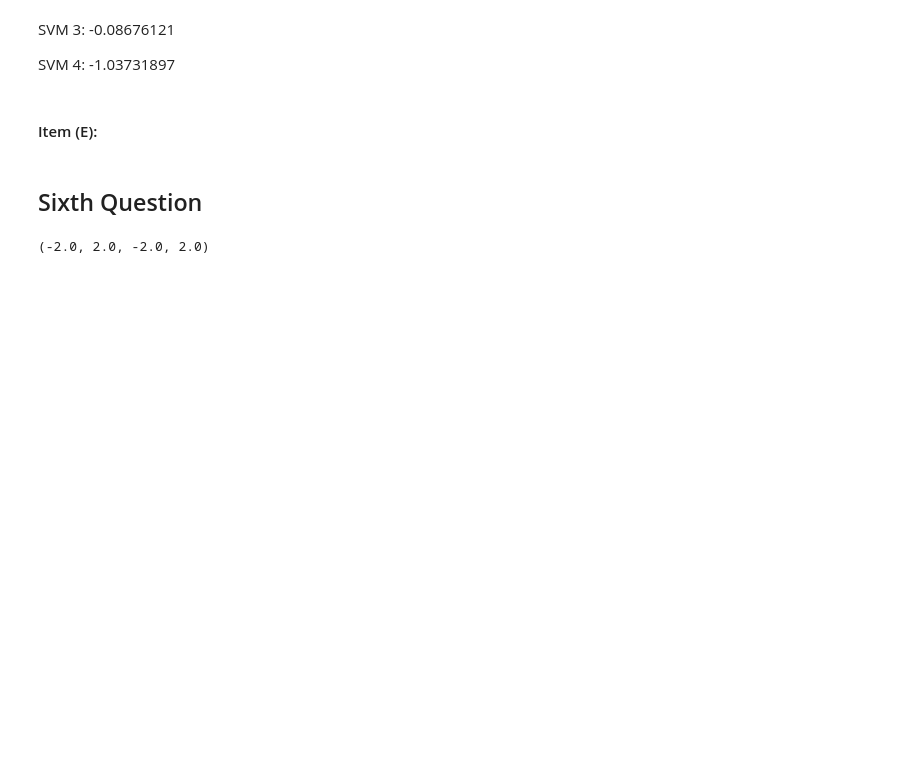
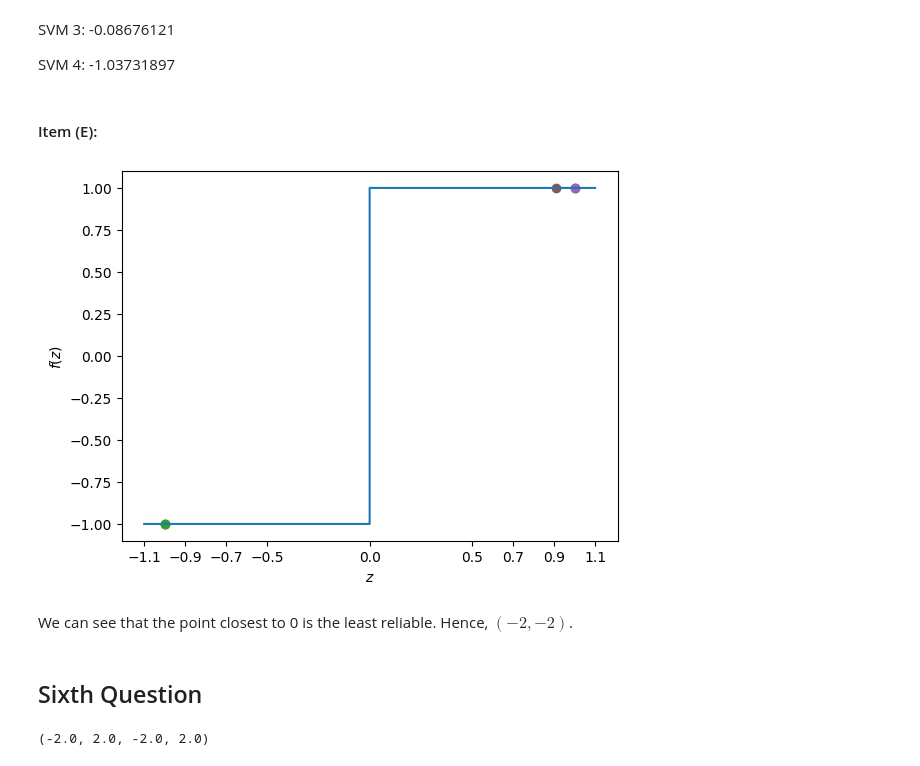
Before and after one commit to Euronym/computational_intelligence_2022, a Jupyter notebook: svm_homework_2.ipynb, the cells around one changed output. Saved outputs shown, nothing was run; the diff lists cells and outputs as text; code cells hidden in the pictures; blank space fills up the shorter version.

```diff
--- a/svm_homework_2.ipynb
+++ b/svm_homework_2.ipynb
@@ -338,6 +338,23 @@ SVM 3: -0.08676121
 SVM 4: -1.03731897
 # %% [markdown]
 #### Item (E):
+# %%
+x = np.linspace(-1.1, 1.1, num=10000)
+
+points = [-1.00027976, -1.00027976, -0.99977173,  1.00010297,  1.00022828,  0.90993821]
+
+sgn_values = np.sign(x)
+# %%
+plt.step(x, sgn_values)
+plt.ylabel('$f(z)$')
+plt.xlabel('$z$')
+for point in points:
+    plt.scatter(point, np.sign(point))
+_ = plt.xticks([-1.1, -0.9, -0.7, -0.5, 0, 0.5, 0.7, 0.9, 1.1])
+# %% [output]
+[figure, added]
+# %% [markdown]
+We can see that the point closest to 0 is the least reliable. Hence, $(-2, -2)$.
 # %% [markdown]
 ## Sixth Question
 # %%
```
Also changed, not shown: parts of 4 cells of this notebook.
